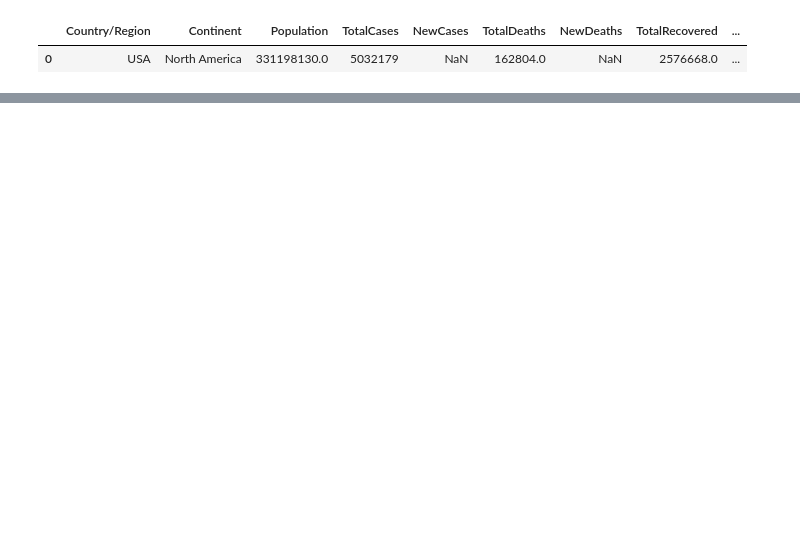
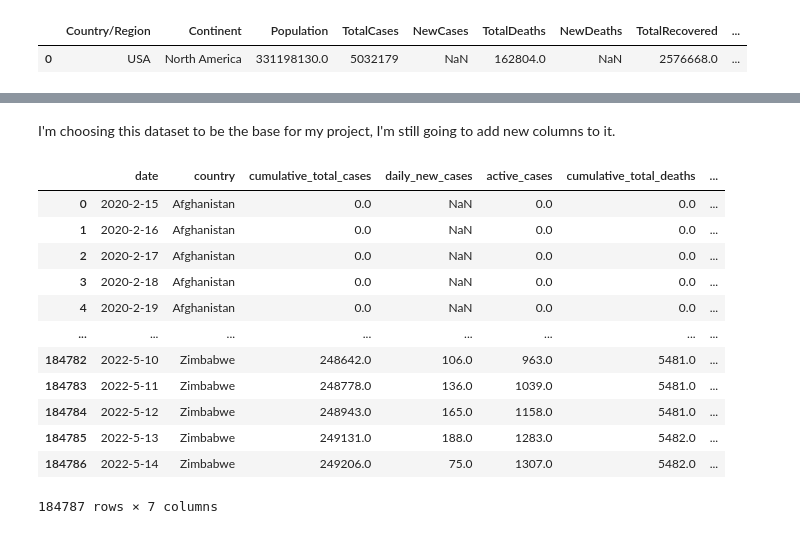
Before and after one commit to daniel-martellini-projects/CA_data_exploration, a Jupyter notebook: CA_data_exploration.ipynb, the cells around one changed output, grey strips where cells are left out. Drawn from its saved outputs; the diff is of its cells as text; code cells hidden in the pictures; blank space fills up the shorter version.

Commit message:
trials and datasets

```diff
--- a/CA_data_exploration.ipynb
+++ b/CA_data_exploration.ipynb
@@ -59,0 +33,20 @@ df[]
+# %%
+df_main = pd.read_csv("covid19_dataset/worldometer_coronavirus_daily_data.csv")
+# %% [markdown]
+I'm choosing this dataset to be the base for my project, I'm still going to add new columns to it.
+# %%
+df_main
+# %% [output]
+|  | date | country | cumulative_total_cases | daily_new_cases | active_cases | cumulative_total_deaths | ... |
+| 0 | 2020-2-15 | Afghanistan | 0.0 | NaN | 0.0 | 0.0 | ... |
+| 1 | 2020-2-16 | Afghanistan | 0.0 | NaN | 0.0 | 0.0 | ... |
+| 2 | 2020-2-17 | Afghanistan | 0.0 | NaN | 0.0 | 0.0 | ... |
+| 3 | 2020-2-18 | Afghanistan | 0.0 | NaN | 0.0 | 0.0 | ... |
+| 4 | 2020-2-19 | Afghanistan | 0.0 | NaN | 0.0 | 0.0 | ... |
+| ... | ... | ... | ... | ... | ... | ... | ... |
+| 184782 | 2022-5-10 | Zimbabwe | 248642.0 | 106.0 | 963.0 | 5481.0 | ... |
+| 184783 | 2022-5-11 | Zimbabwe | 248778.0 | 136.0 | 1039.0 | 5481.0 | ... |
+| 184784 | 2022-5-12 | Zimbabwe | 248943.0 | 165.0 | 1158.0 | 5481.0 | ... |
+| 184785 | 2022-5-13 | Zimbabwe | 249131.0 | 188.0 | 1283.0 | 5482.0 | ... |
+| 184786 | 2022-5-14 | Zimbabwe | 249206.0 | 75.0 | 1307.0 | 5482.0 | ... |
+184787 rows × 7 columns
```
Also changed, not shown: parts of 27 cells of this notebook, 11 other files.
